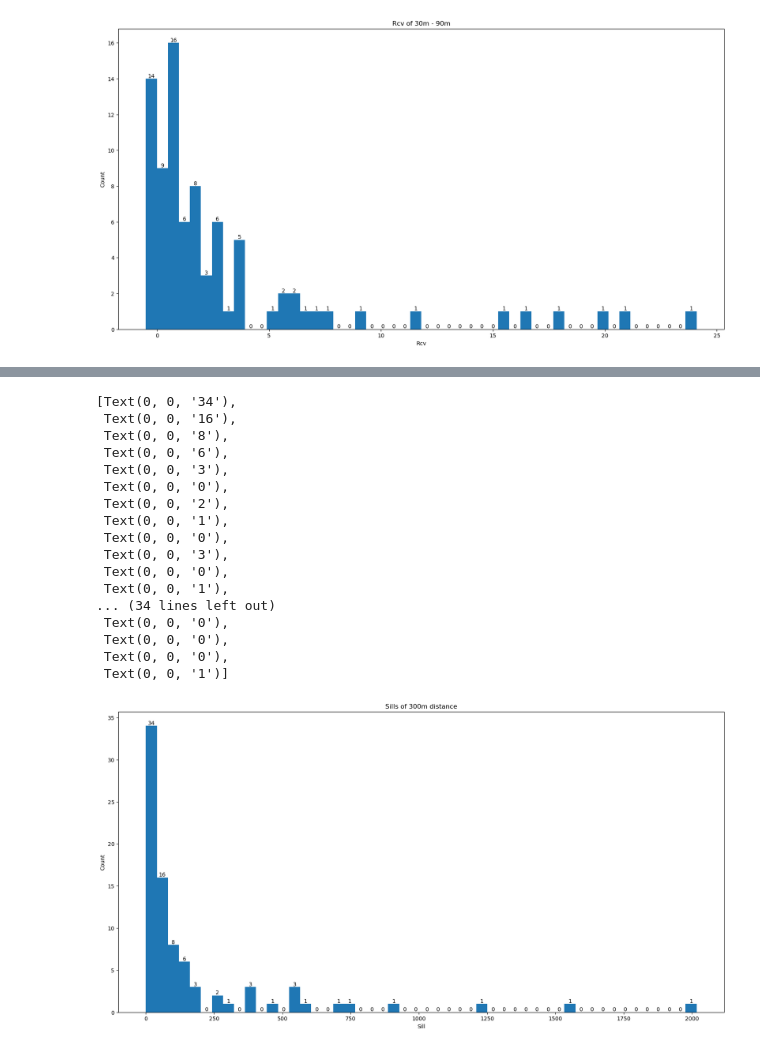
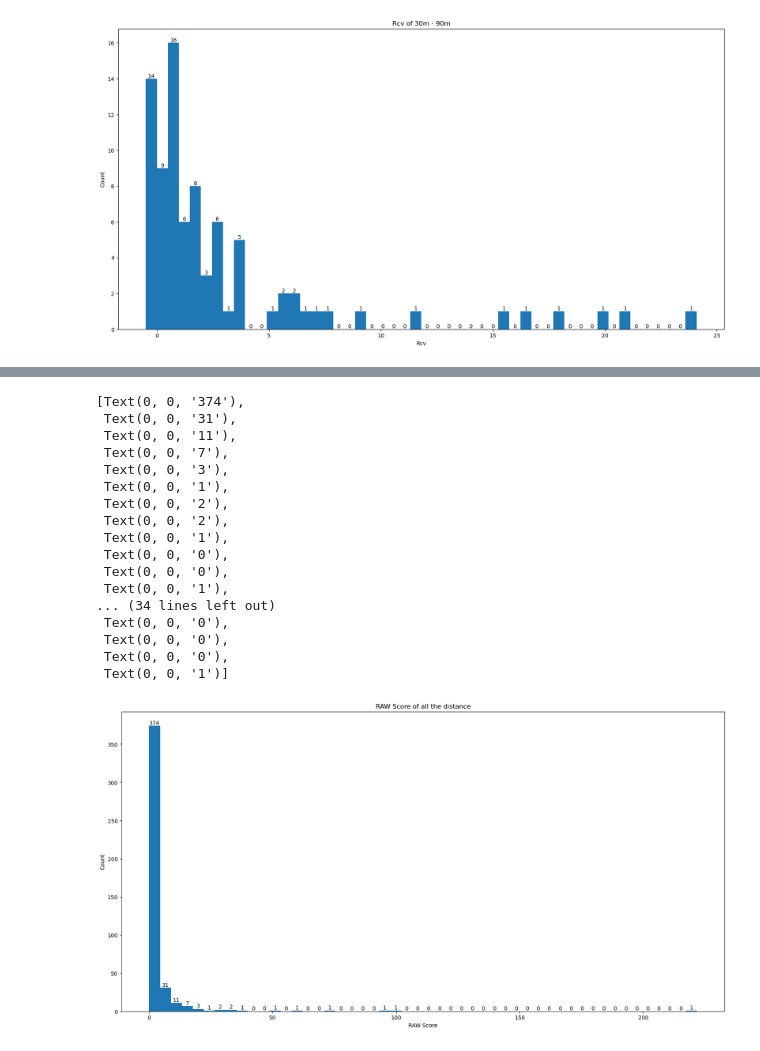
Before and after one commit to IAGO1215/DISCBICOCCA, a Jupyter notebook: Z-Histogram Roman.ipynb, the cells around one changed output, grey strips where cells are left out. Saved outputs shown, nothing was run; the diff lists cells and outputs as text; code cells hidden in the pictures.

```diff
--- a/Z-Histogram Roman.ipynb
+++ b/Z-Histogram Roman.ipynb
@@ -99,26 +109,26 @@ plt.bar_label(bars)
 # %%
 plt.figure(figsize = (20,10))
-plt.title("Sills of 300m distance")
-counts, edges, bars = plt.hist(pd_Variogram[pd_Variogram['Distance']=='300m']["Sill"], bins = 50)
-plt.xlabel("Sill")
+plt.title("RAW Score of all the distance")
+counts, edges, bars = plt.hist(pd_Roman["RAW Score"], bins = 50)
+plt.xlabel("RAW Score")
 plt.ylabel("Count")
 plt.bar_label(bars)
 # %% [output]
-[Text(0, 0, '34'),
- Text(0, 0, '16'),
- Text(0, 0, '8'),
- Text(0, 0, '6'),
+[Text(0, 0, '374'),
+ Text(0, 0, '31'),
+ Text(0, 0, '11'),
+ Text(0, 0, '7'),
  Text(0, 0, '3'),
- Text(0, 0, '0'),
+ Text(0, 0, '1'),
+ Text(0, 0, '2'),
  Text(0, 0, '2'),
  Text(0, 0, '1'),
  Text(0, 0, '0'),
- Text(0, 0, '3'),
  Text(0, 0, '0'),
  Text(0, 0, '1'),
 ... (34 lines left out)
  Text(0, 0, '0'),
  Text(0, 0, '0'),
  Text(0, 0, '0'),
  Text(0, 0, '1')]
-[figure, old version]
+[figure, new version]
```
Also changed, not shown: parts of 13 cells of this notebook, 2 other files.
